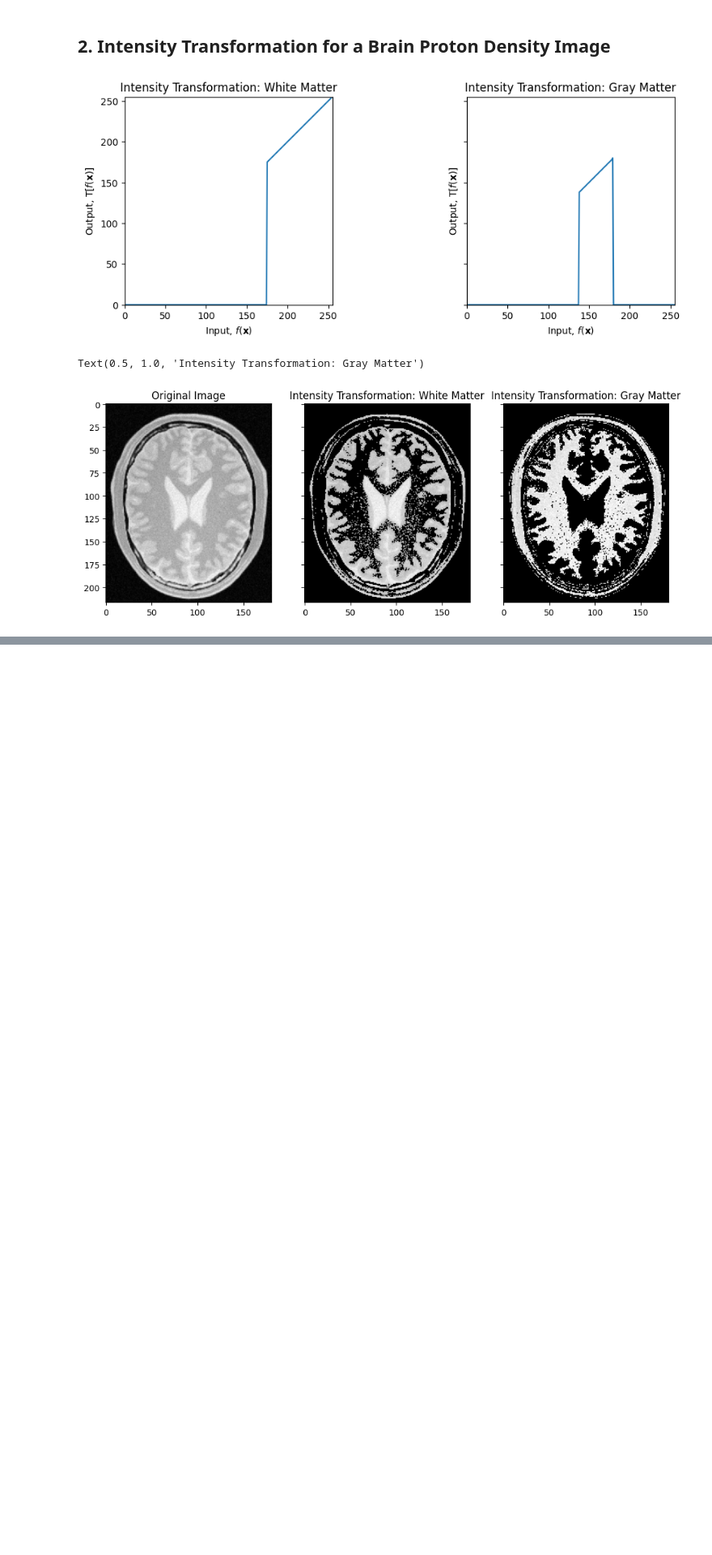
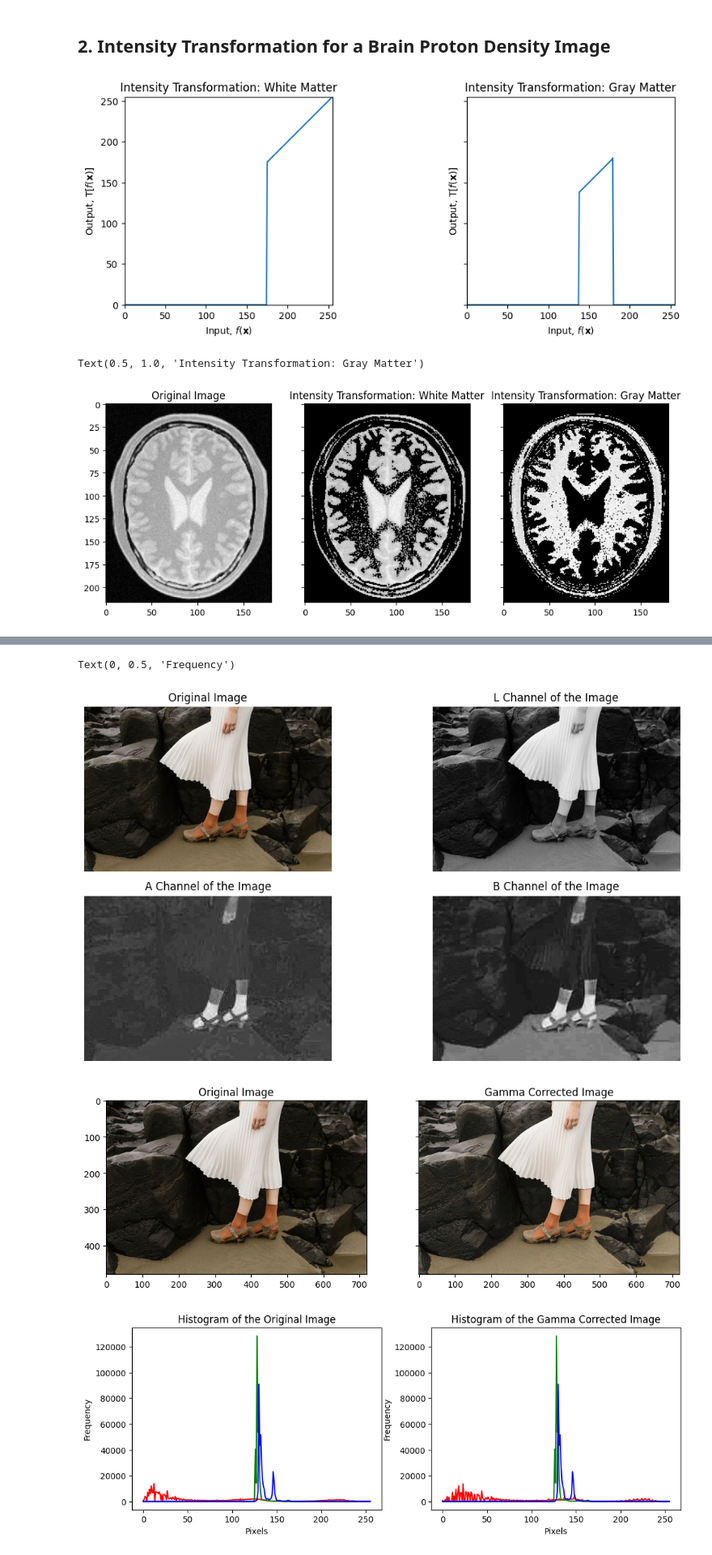
Before and after one commit to NisalAmindu/Point-Operations-and-Spatial-Filtering, a Jupyter notebook: complete jp.ipynb, the cells around one changed output, grey strips where cells are left out. Shown at 81% size. Drawn from its saved outputs; the diff is of its cells as text; code cells hidden in the pictures; blank space fills up the shorter version.

```diff
--- a/complete jp.ipynb
+++ b/complete jp.ipynb
@@ -113,0 +116,79 @@ Text(0.5, 1.0, 'Intensity Transformation: Gray Matter')
+# %%
+import cv2 as cv
+import matplotlib.pyplot as plt
+import numpy as np
+
+img_orig = cv.imread('a1images/highlights_and_shadows.jpg', cv.IMREAD_COLOR)
+
+img_rgb = cv.cvtColor(img_orig, cv.COLOR_BGR2RGB)
+
+img_ceilab = cv.cvtColor(img_orig, cv.COLOR_BGR2Lab)        # Convert the image into CEILAB color space
+l_channel, a_channel, b_channel = cv.split(img_ceilab)      # Split the converted image into three channels
+
+#region
+plt.figure(figsize=(12,6))
+
+plt.subplot(221)
+plt.imshow(img_rgb)
+plt.title('Original Image')
+plt.axis('off')
+
+plt.subplot(222)
+plt.imshow(l_channel, cmap="gray")
+plt.title('L Channel of the Image')
+plt.axis('off')
+
+plt.subplot(223)
+plt.imshow(a_channel, cmap="gray")
+plt.title('A Channel of the Image')
+plt.axis('off')
+
+plt.subplot(224)
+plt.imshow(b_channel, cmap="gray")
+plt.title('B Channel of the Image')
+plt.axis('off')
+
+plt.tight_layout()
+#endregion
+
+gamma = 0.78
+table = np.array([(i/255.0)**(gamma)*255.0 for i in np.arange(0, 256)]).astype('uint8')
+l_channel_gamma_corrected = cv.LUT(l_channel, table)        # Apply gamma correction only for L channel
+img_gamma = cv.merge((l_channel_gamma_corrected, a_channel, b_channel))     # Merge L channel with other channels
+img_corrected = cv.cvtColor(img_gamma, cv.COLOR_Lab2RGB)
+
+#region
+fig, ax = plt.subplots(1, 2, sharex='all', sharey='all', figsize=(12,6))
+ax[0].imshow(img_rgb)
+ax[0].set_title('Original Image')
+
+ax[1].imshow(img_corrected)
+ax[1].set_title('Gamma Corrected Image')
+#endregion
+
+f, ax = plt.subplots(1, 2, figsize=(12, 4))
+space = ('l', 'a', 'b')
+color = ('r', 'g', 'b')
+
+for i, c in enumerate(space):
+    hist_orig = cv.calcHist([img_ceilab], [i], None, [256], [0, 256])       # Calculate histogram for original image
+    ax[0].plot(hist_orig, color=color[i])
+    hist_gamma = cv.calcHist([img_gamma], [i], None, [256], [0, 256])       # Calculate histogram for gamma corrected image
+    ax[1].plot(hist_gamma, color=color[i])
+
+#region
+ax[0].set_title('Histogram of the Original Image')
+ax[0].set_xlabel('Pixels')
+ax[0].set_ylabel('Frequency')
+
+
+ax[1].set_title('Histogram of the Gamma Corrected Image')
+ax[1].set_xlabel('Pixels')
+ax[1].set_ylabel('Frequency')
+
+#endregion
+# %% [output]
+Text(0, 0.5, 'Frequency')
+[figure, added]
+[figure, added]
+[figure, added]
```
Also changed, not shown: parts of 1 cell of this notebook, 1 other file.
